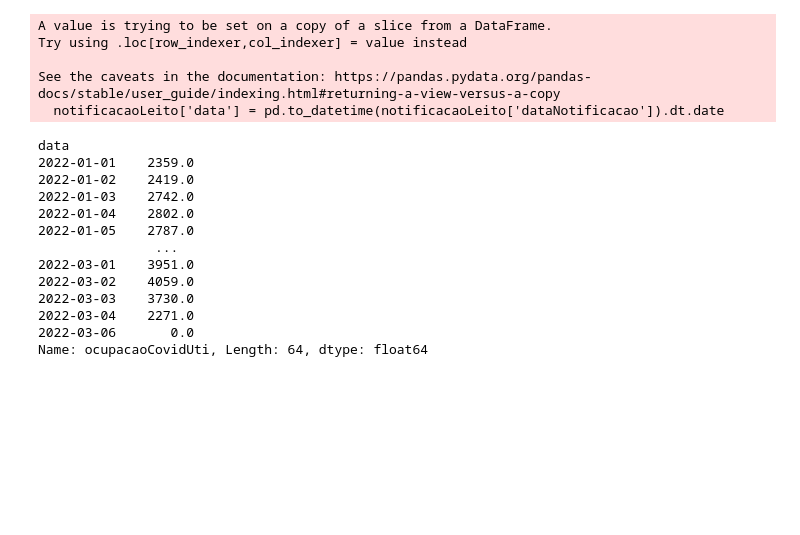
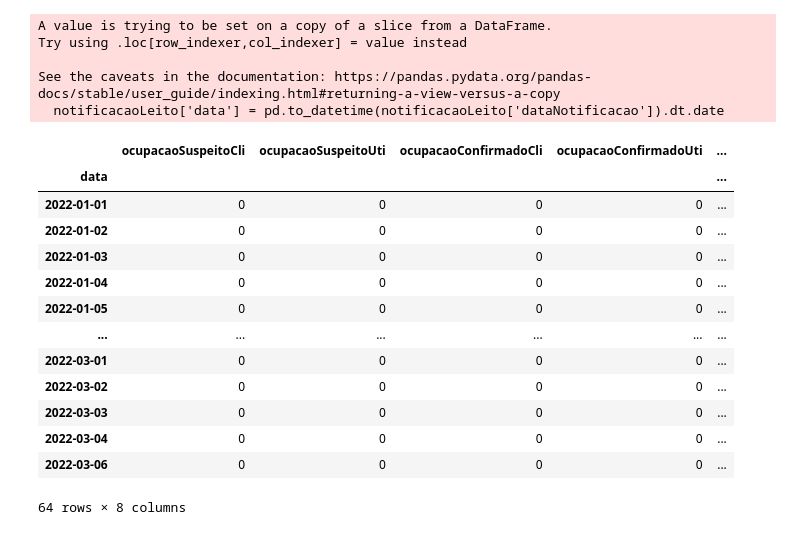
Before and after one commit to grazi-rodrigues/AnimaCursoDeExtensaoPythonPandas2023, a Jupyter notebook: Projeto.ipynb, the cells around one changed output. Saved outputs shown, nothing was run; the diff lists cells and outputs as text; code cells hidden in the pictures; blank space fills up the shorter version.

```diff
--- a/Projeto.ipynb
+++ b/Projeto.ipynb
@@ -234,19 +234,20 @@ Try using .loc[row_indexer,col_indexer] = value instead
 See the caveats in the documentation: https://pandas.pydata.org/pandas-docs/stable/user_guide/indexing.html#returning-a-view-versus-a-copy
   notificacaoLeito['data'] = pd.to_datetime(notificacaoLeito['dataNotificacao']).dt.date
 # %%
-# Quantidade de leitos de UTI Covid-19 ocupados por dia
-notificacaoLeito['ocupacaoCovidUti'].groupby(by=notificacaoLeito['data']).sum()
+# Status de ocupação de leitos por dia
+notificacaoLeito[['ocupacaoSuspeitoCli', 'ocupacaoSuspeitoUti', 'ocupacaoConfirmadoCli', 'ocupacaoConfirmadoUti', 'ocupacaoCovidUti', 'ocupacaoCovidCli', 'ocupacaoHospitalarUti', 'ocupacaoHospitalarCli']].groupby(by=notificacaoLeito['data']).sum().astype(int)
 # %% [output]
+|  | ocupacaoSuspeitoCli | ocupacaoSuspeitoUti | ocupacaoConfirmadoCli | ocupacaoConfirmadoUti | ... |
+| data |  |  |  |  | ... |
+| 2022-01-01 | 0 | 0 | 0 | 0 | ... |
+| 2022-01-02 | 0 | 0 | 0 | 0 | ... |
+| 2022-01-03 | 0 | 0 | 0 | 0 | ... |
+| 2022-01-04 | 0 | 0 | 0 | 0 | ... |
+| 2022-01-05 | 0 | 0 | 0 | 0 | ... |
+| ... | ... | ... | ... | ... | ... |
+| 2022-03-01 | 0 | 0 | 0 | 0 | ... |
+| 2022-03-02 | 0 | 0 | 0 | 0 | ... |
+| 2022-03-03 | 0 | 0 | 0 | 0 | ... |
+| 2022-03-04 | 0 | 0 | 0 | 0 | ... |
+| 2022-03-06 | 0 | 0 | 0 | 0 | ... |
-data
-2022-01-01    2359.0
-2022-01-02    2419.0
-2022-01-03    2742.0
-2022-01-04    2802.0
-2022-01-05    2787.0
-               ...
-2022-03-01    3951.0
-2022-03-02    4059.0
-2022-03-03    3730.0
-2022-03-04    2271.0
-2022-03-06       0.0
-Name: ocupacaoCovidUti, Length: 64, dtype: float64
+64 rows × 8 columns
```
Also changed, not shown: parts of 1 cell of this notebook.
